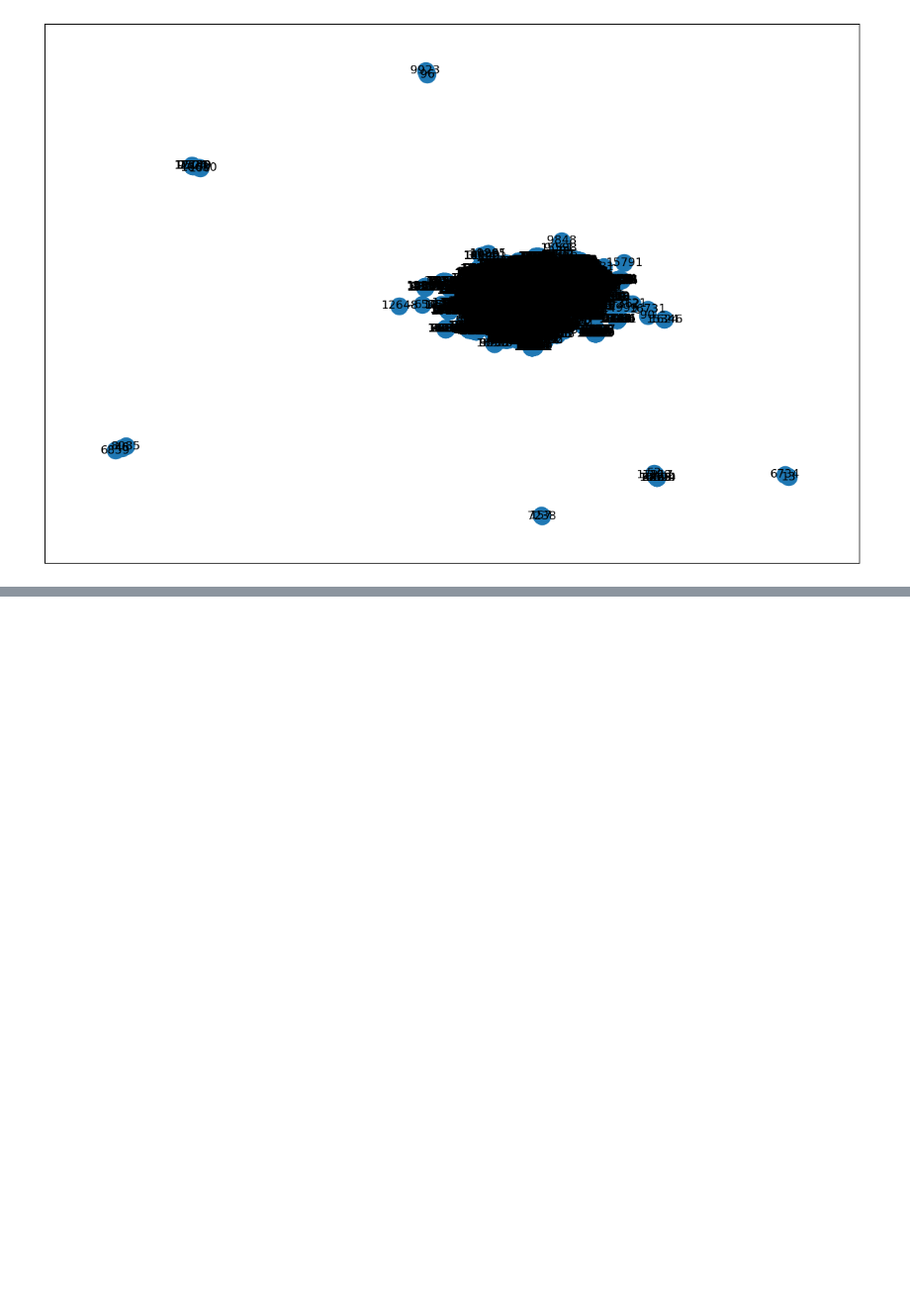
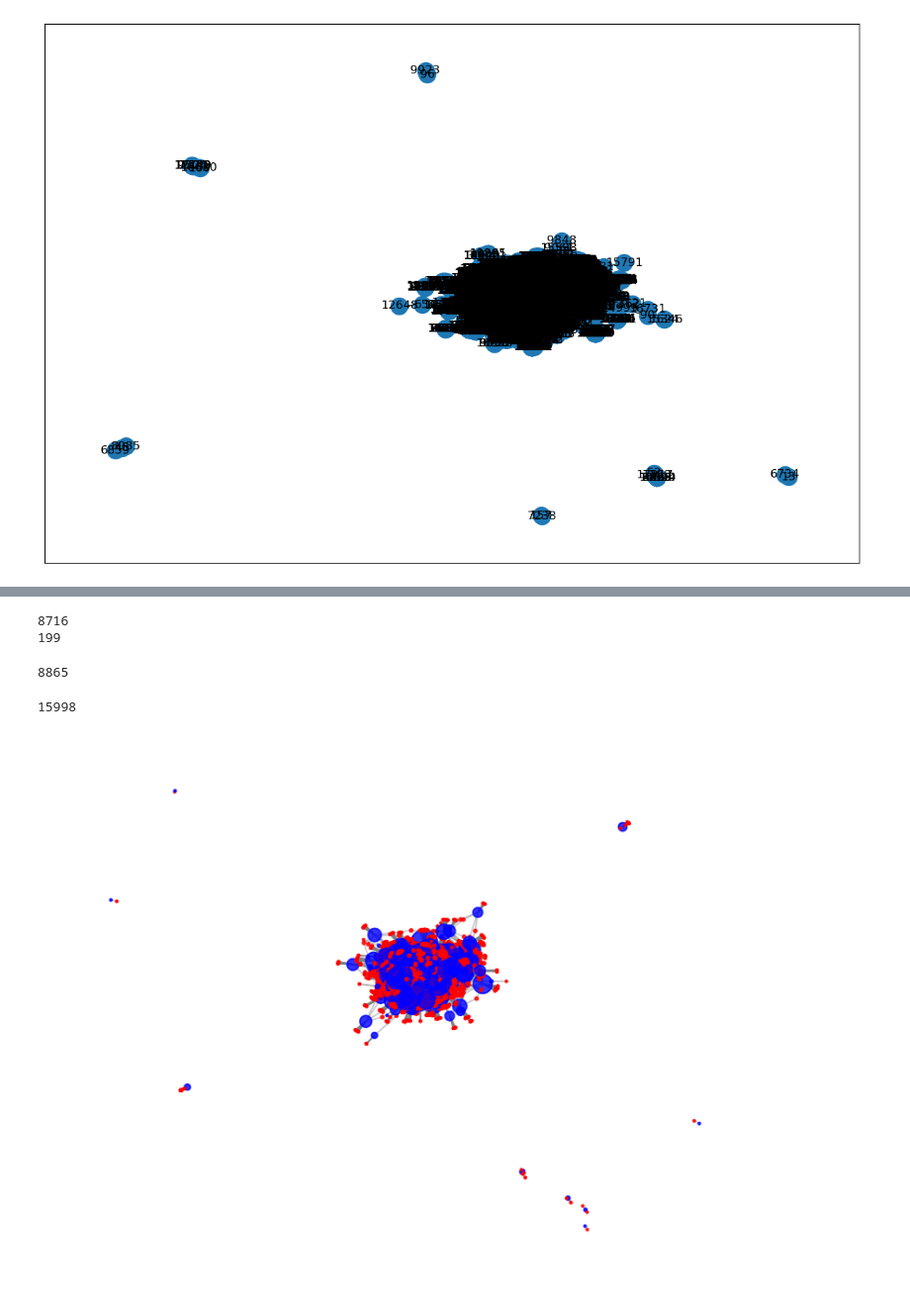
Before and after one commit to letisalba/Data-620, a Jupyter notebook: Week-7/Data 620 - Project 2.ipynb, the cells around one changed output, grey strips where cells are left out. Shown at 99% size. Cells and saved outputs as stored; diff of their text form; code cells hidden in the pictures; blank space fills up the shorter version.

```diff
--- a/Week-7/Data 620 - Project 2.ipynb
+++ b/Week-7/Data 620 - Project 2.ipynb
@@ -93,3 +96,6 @@ Name: Person, Length: 11138, dtype: int64
+# %%
+person = list(df['Person'])
+friendships = list(df['Friendships'])
 # %%
 # Filtering all the friendship nodes by merging with original dataset
 # %%
@@ -245,0 +255,48 @@ B3.edges(data=True)
+# %%
+print(len(set_person))
+print(len(set_friendships))
+# %% [output]
+8716
+199
+# %%
+def create_from_edgelist(top,bottom):
+    B = nx.Graph()
+    for i in range(len(top)):
+        B.add_node(top[i], bipartite=0)
+        B.add_node(bottom[i], bipartite=1)
+        B.add_edge(top[i], bottom[i])
+    return B
+# %%
+B = create_from_edgelist(person,friendships)
+# %%
+print(len(B.nodes))
+# %% [output]
+8865
+# %%
+print(len(B.edges))
+# %% [output]
+15998
+# %%
+isolates = [person for Person in person if B.degree(person)==0]
+B.remove_nodes_from(isolates)
+
+f = plt.figure(1,figsize=(8,6), dpi=400)
+
+# defining layout
+pos = nx.spring_layout(B)
+
+colors = {0:'r', 1:'b'}
+
+# nodes
+nx.draw_networkx_nodes(B, pos=pos, \
+                      node_size=[B.degree[node]*2 for node in B], \
+                      alpha=0.8, \
+                      node_color=[colors[B.nodes[node]['bipartite']] for node in B])
+
+# links
+nx.draw_networkx_edges(B, pos=pos, alpha=0.4, \
+                      edge_color = 'gray')
+plt.axis('off')
+plt.show()
+# %% [output]
+[figure, added]
```
Also changed, not shown: parts of 28 cells of this notebook, 2 other files.
